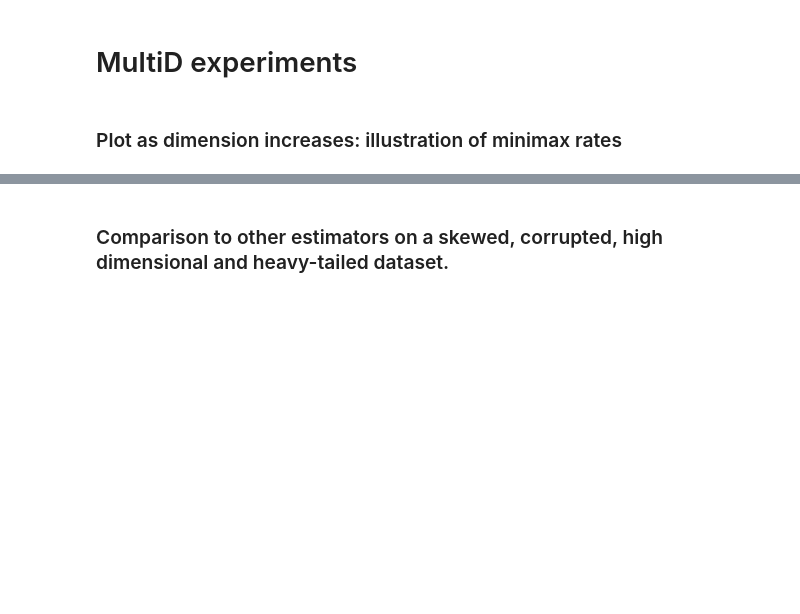
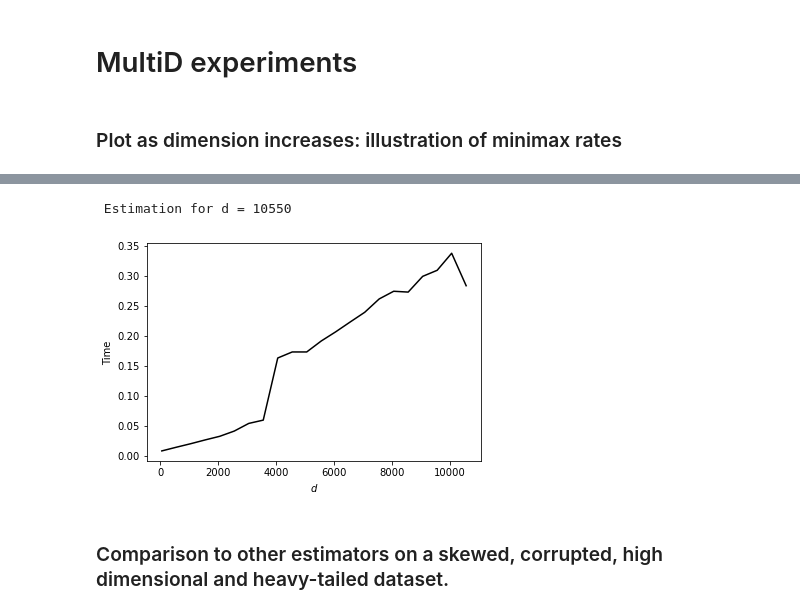
Before and after one commit to TimotheeMathieu/RobustMeanEstimator, a Jupyter notebook: Examples from the article.ipynb, the cells around one changed output, grey strips where cells are left out. Cells and saved outputs as stored; diff of their text form; code cells hidden in the pictures; blank space fills up the shorter version.

```diff
--- a/Examples from the article.ipynb
+++ b/Examples from the article.ipynb
@@ -98,3 +100,30 @@ plt.legend()
+# %%
+import time
+N=50
+result=[]
+Dims = np.arange(50,10560, 500)
+for d in Dims:
+    a = time.time()
+    X = np.random.normal(size=[N,d])
+    print("\r Estimation for d = %.0F" %d, end=" ")
+    for f in range(5):
+        X[-f]=np.random.normal(size=d)+10
+    Ds = np.logspace(-3,3, num=100)
+    res = []
+    for delta in Ds:
+        est = huber(delta, maxiter=100)
+        res += [np.linalg.norm(est.estimate(X))]
+    result += [(time.time()-a)/100]
+# %% [output]
+ Estimation for d = 10550
+# %%
+plt.plot(Dims,result,c='k')
+plt.xlabel('$d$')
+plt.ylabel('Time')
+# plt.title("Mean computation time of one estimation in s")
+plt.savefig('complexity.pdf')
+# %% [output]
+[figure, added]
 # %% [markdown]
 ### Comparison to other estimators on a skewed, corrupted, high dimensional and heavy-tailed dataset.
 # %%
```
Also changed, not shown: parts of 20 cells of this notebook, 1 other file.
